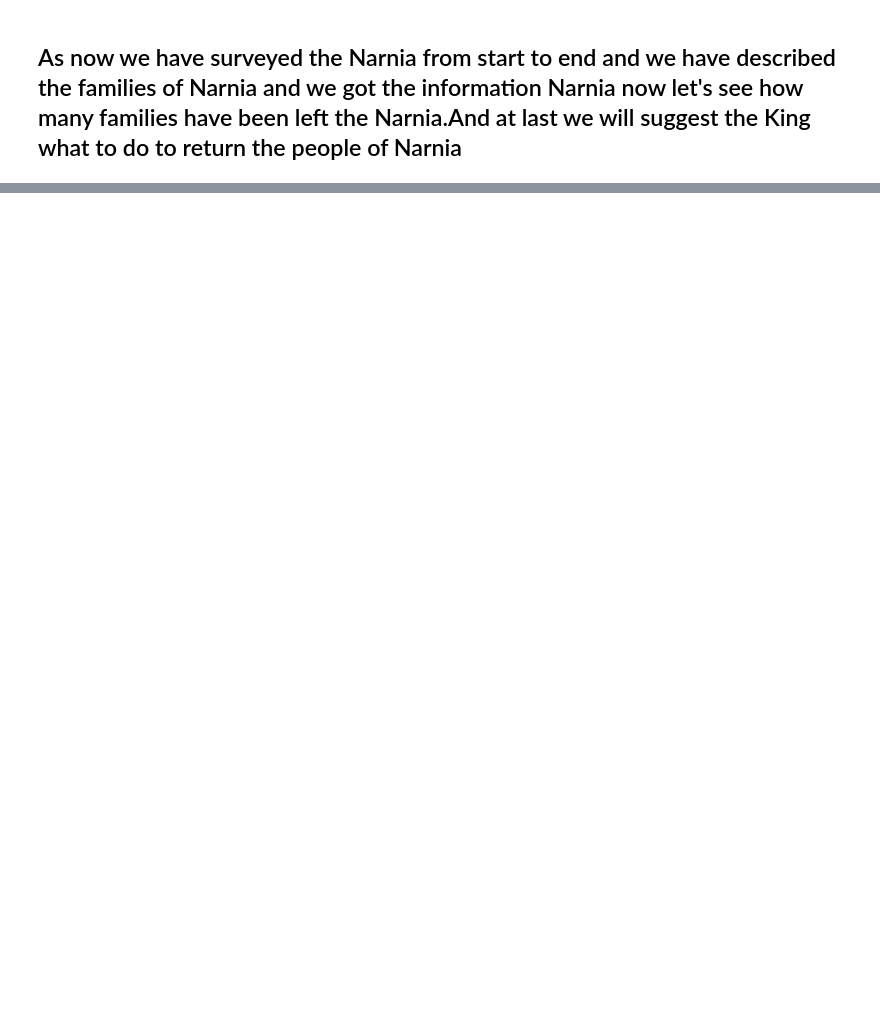
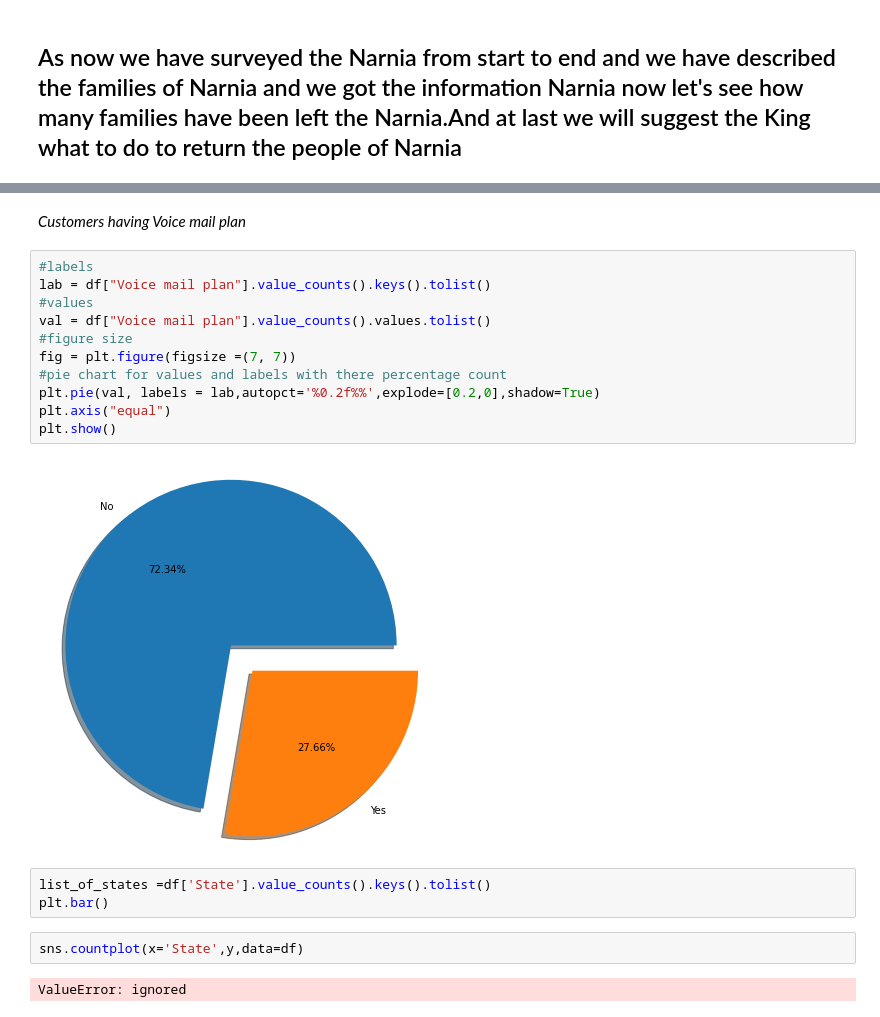
Before and after one commit to juned3786/Telecom-Churn-Analysis-, a Jupyter notebook: Telecom_Churn_Analysis_Capstone_Project.ipynb, the cells around one changed output, grey strips where cells are left out. Saved outputs shown, nothing was run; the diff lists cells and outputs as text; blank space fills up the shorter version.

Commit message:
data wrangling and some analysis

```diff
--- a/Telecom_Churn_Analysis_Capstone_Project.ipynb
+++ b/Telecom_Churn_Analysis_Capstone_Project.ipynb
@@ -134,0 +182,22 @@ values
+# %% [markdown]
+*Customers having Voice mail  plan*
+# %%
+#labels
+lab = df["Voice mail plan"].value_counts().keys().tolist()
+#values
+val = df["Voice mail plan"].value_counts().values.tolist()
+#figure size
+fig = plt.figure(figsize =(7, 7))
+#pie chart for values and labels with there percentage count
+plt.pie(val, labels = lab,autopct='%0.2f%%',explode=[0.2,0],shadow=True)
+plt.axis("equal")
+plt.show()
+# %% [output]
+[figure, added]
+# %%
+list_of_states =df['State'].value_counts().keys().tolist()
+plt.bar()
+# %%
+sns.countplot(x='State',y,data=df)
+# %% [output]
+ValueError: ignored
```
Also changed, not shown: parts of 6 cells of this notebook.
